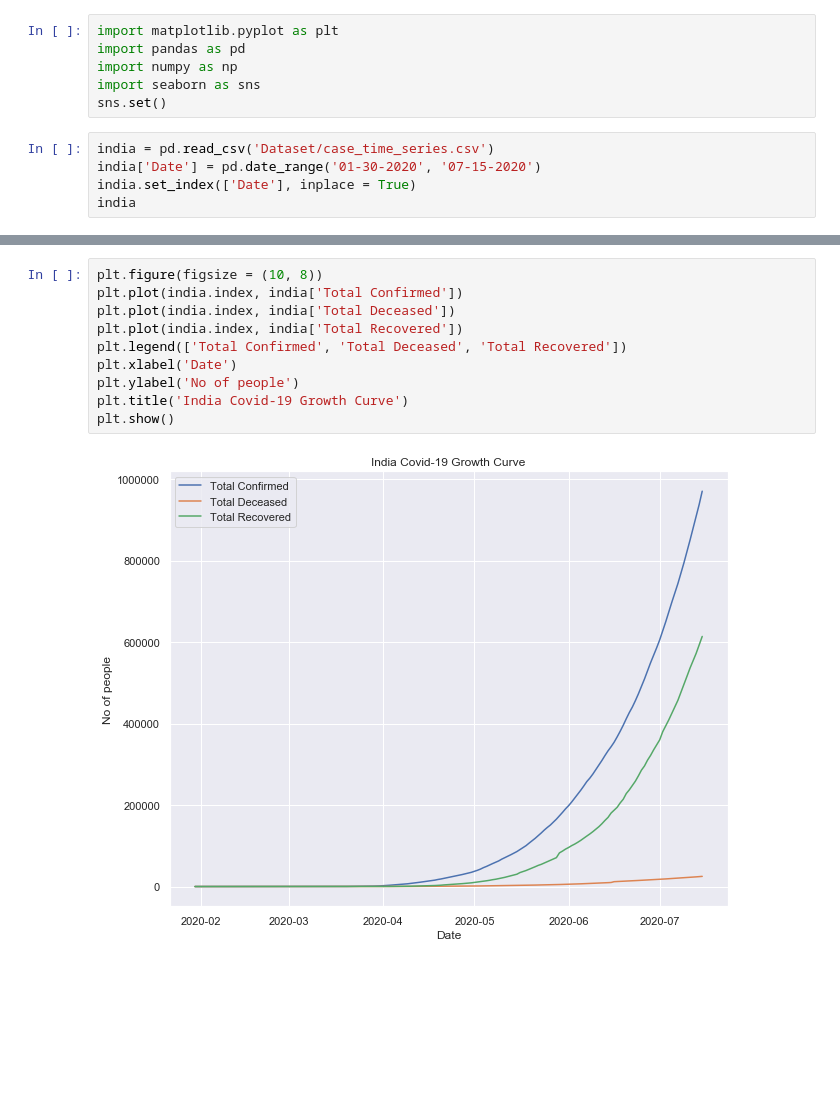
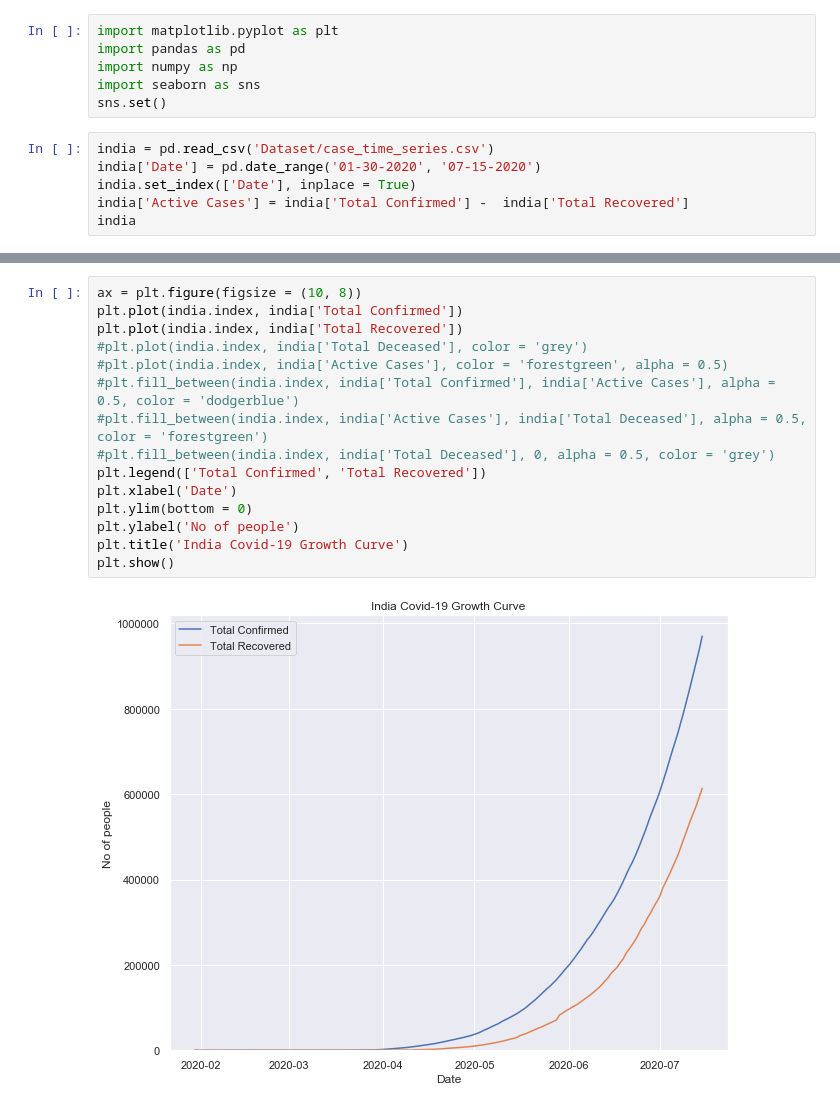
Before and after one commit to OLeoghain/India-Covid19, a Jupyter notebook: visualization.ipynb, the cells around one changed output, grey strips where cells are left out. Drawn from its saved outputs; the diff is of its cells as text; blank space fills up the shorter version.

Commit message:
cleaned data and visualized growth curve

```diff
--- a/visualization.ipynb
+++ b/visualization.ipynb
@@ -8,5 +8,6 @@ sns.set()
 india = pd.read_csv('Dataset/case_time_series.csv')
 india['Date'] = pd.date_range('01-30-2020', '07-15-2020')
 india.set_index(['Date'], inplace = True)
+india['Active Cases'] = india['Total Confirmed'] -  india['Total Recovered']
 india
 # %% [output]
@@ -27,12 +28,17 @@ india
 # %%
-plt.figure(figsize = (10, 8))
+ax = plt.figure(figsize = (10, 8))
 plt.plot(india.index, india['Total Confirmed'])
-plt.plot(india.index, india['Total Deceased'])
 plt.plot(india.index, india['Total Recovered'])
-plt.legend(['Total Confirmed', 'Total Deceased', 'Total Recovered'])
+#plt.plot(india.index, india['Total Deceased'], color = 'grey')
+#plt.plot(india.index, india['Active Cases'], color = 'forestgreen', alpha = 0.5)
+#plt.fill_between(india.index, india['Total Confirmed'], india['Active Cases'], alpha = 0.5, color = 'dodgerblue')
+#plt.fill_between(india.index, india['Active Cases'], india['Total Deceased'], alpha = 0.5, color = 'forestgreen')
+#plt.fill_between(india.index, india['Total Deceased'], 0, alpha = 0.5, color = 'grey')
+plt.legend(['Total Confirmed', 'Total Recovered'])
 plt.xlabel('Date')
+plt.ylim(bottom = 0)
 plt.ylabel('No of people')
 plt.title('India Covid-19 Growth Curve')
 plt.show()
 # %% [output]
-[figure, old version]
+[figure, new version]
```
Also changed, not shown: parts of 1 cell of this notebook.
